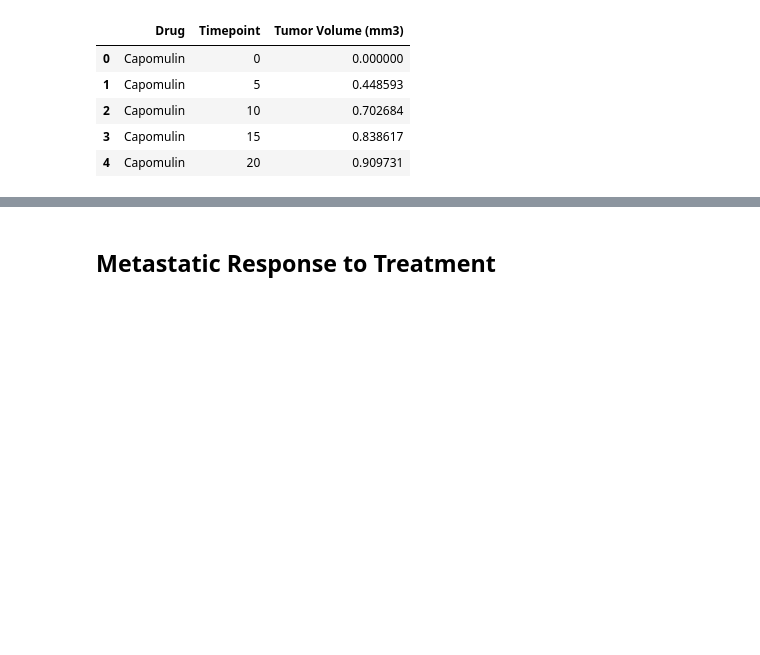
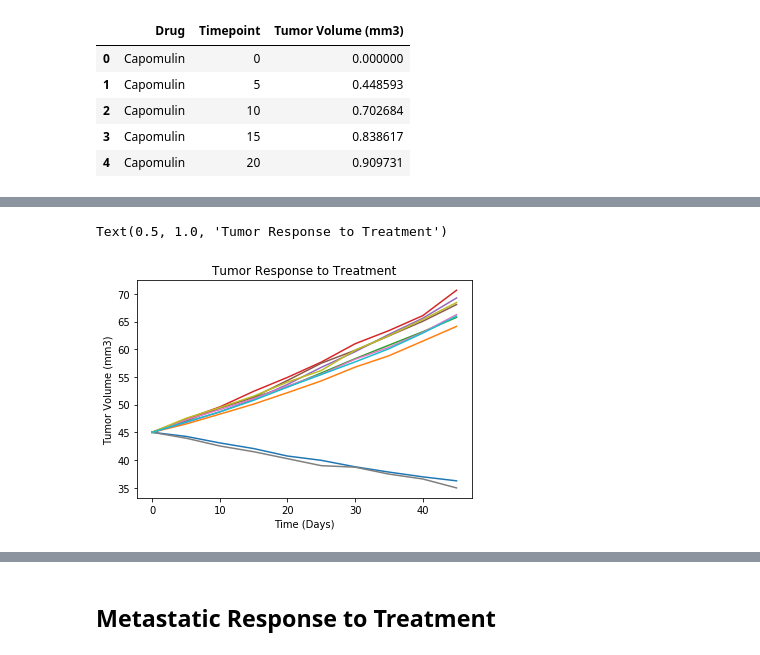
Before and after one commit to abelloma/matplotlib-challenge, a Jupyter notebook: pymaceuticals_starter.ipynb, the cells around one changed output, grey strips where cells are left out. Saved outputs shown, nothing was run; the diff lists cells and outputs as text; code cells hidden in the pictures; blank space fills up the shorter version.

```diff
--- a/pymaceuticals_starter.ipynb
+++ b/pymaceuticals_starter.ipynb
@@ -137,3 +133,34 @@ timepoint.head()
+# %%
+# Generate the Plot (with Error Bars)
+
+plt.plot(timepoint)
+# fig, ax = plt.subplots()
+# means = [s.mean() for s in drug_df]
+
+# # Calculate standard error on means
+# sem = [s.sem() for s in standard_error_df]
+#  # Plot sample means with error bars
+# fig, ax = plt.subplots()
+
+# ax.errorbar(np.arange(0, len(means)), means, yerr=sem, fmt="o", color="b",
+#             alpha=0.5, label="Graph label")
+
+# Set the x axis from 0 to 45 in increments of 5
+# x_axis = np.arange(0, 50, 5)
+# means = [np.mean(s) for s in drug_df]
+# standard_errors = [sem(s) for s in standard_error_df]
+
+# ax.errorbar(x_axis, means, standard_errors, fmt="o")
+
+# ax.set_xlim(-1, len(samples) + 1)
+# ax.errorbar(np.arange(0, len(drug_df)), drug_df, yerr=sem, fmt = "o", label="Mean of House Prices")
+plt.xlabel("Time (Days)")
+plt.ylabel("Tumor Volume (mm3)")
+plt.title('Tumor Response to Treatment')
+# Save the Figure
+# %% [output]
+Text(0.5, 1.0, 'Tumor Response to Treatment')
+[figure, added]
 # %%
 # Show the Figure
 plt.show()
```
Also changed, not shown: parts of 7 cells of this notebook.
